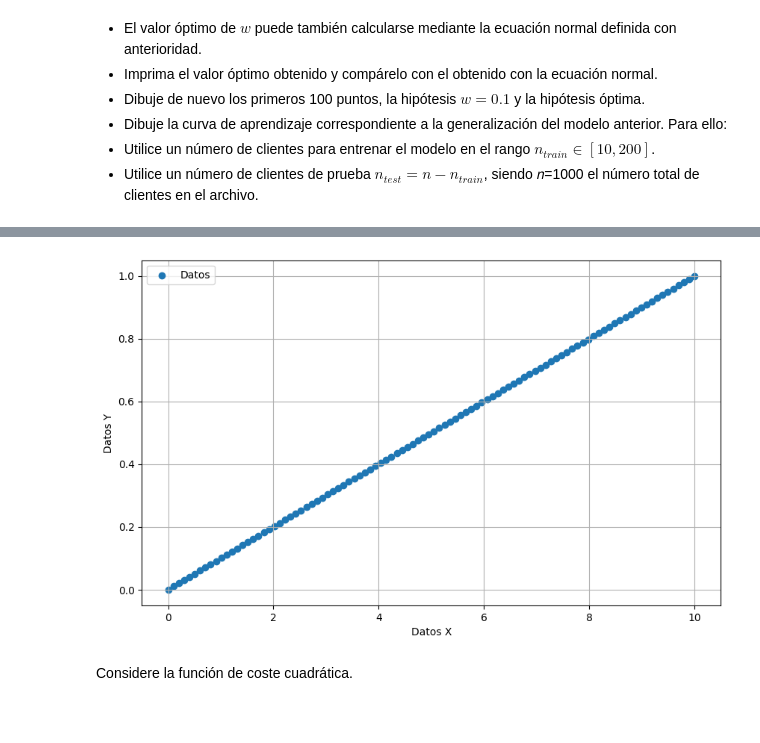
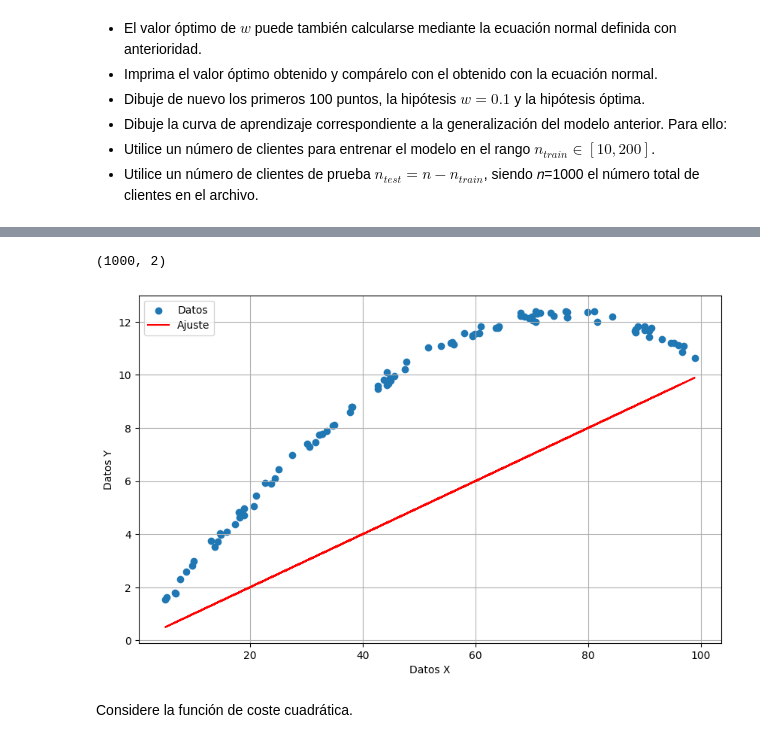
Before and after one commit to ludere65-eng/Mineria_de_Datos, a Jupyter notebook: 3.Regresion_Lineal_Univariable/3.3.Lab_RL_Ecu_Normal_con_Offset.ipynb, the cells around one changed output, grey strips where cells are left out. Saved outputs shown, nothing was run; the diff lists cells and outputs as text; code cells hidden in the pictures; blank space fills up the shorter version.

```diff
--- a/3.Regresion_Lineal_Univariable/3.3.Lab_RL_Ecu_Normal_con_Offset.ipynb
+++ b/3.Regresion_Lineal_Univariable/3.3.Lab_RL_Ecu_Normal_con_Offset.ipynb
@@ -305,7 +305,7 @@ $$ℎ(𝑥)=𝑤𝑥$$
 # %%
 import pandas as pd
 
-df = pd.read_excel("/content/DatosRegresion15D.xlsx")
+df = pd.read_excel("/Datos.xlsx")
 
 # 2. Mostrar las primeras filas para verificar qué columnas hay
 print(df.head())
@@ -333,24 +319,23 @@ print(df.head())
+# %%
+df.shape
+# %% [output]
+(1000, 2)
 # %%
-def genera_d(n,w,ds):
-  x=np.linspace(0,10,n)
-  y=w*x
-  return x,y
-
-n_puntos=100
-pendiente=0.1   #omega
-ds=5
-
-x,y=genera_d(n_puntos,pendiente,ds)
+p=df["ingresos"]
+d=df["consumo"]
+w=0.1
+h=w*p
 
 plt.figure(figsize=(10, 6))
-plt.scatter(x,y, label="Datos")
+plt.scatter(p [0:100] ,d[0:100], label="Datos")
+plt.plot(p[0:100],h[0:100],label="Ajuste",color="red")
 plt.xlabel("Datos X")
 plt.ylabel("Datos Y")
 plt.legend()
 plt.grid(True)
 plt.show()
 # %% [output]
-[figure, old version]
+[figure, new version]
 # %% [markdown]
 Considere la función de coste cuadrática.
 # %%
```
Also changed, not shown: parts of 15 cells of this notebook.
